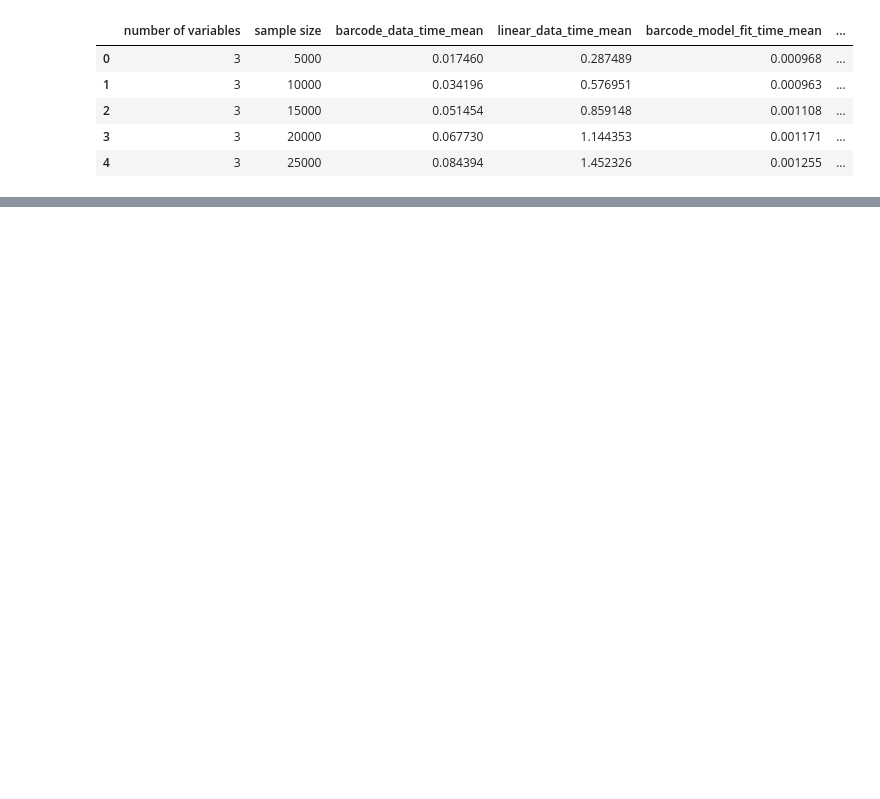
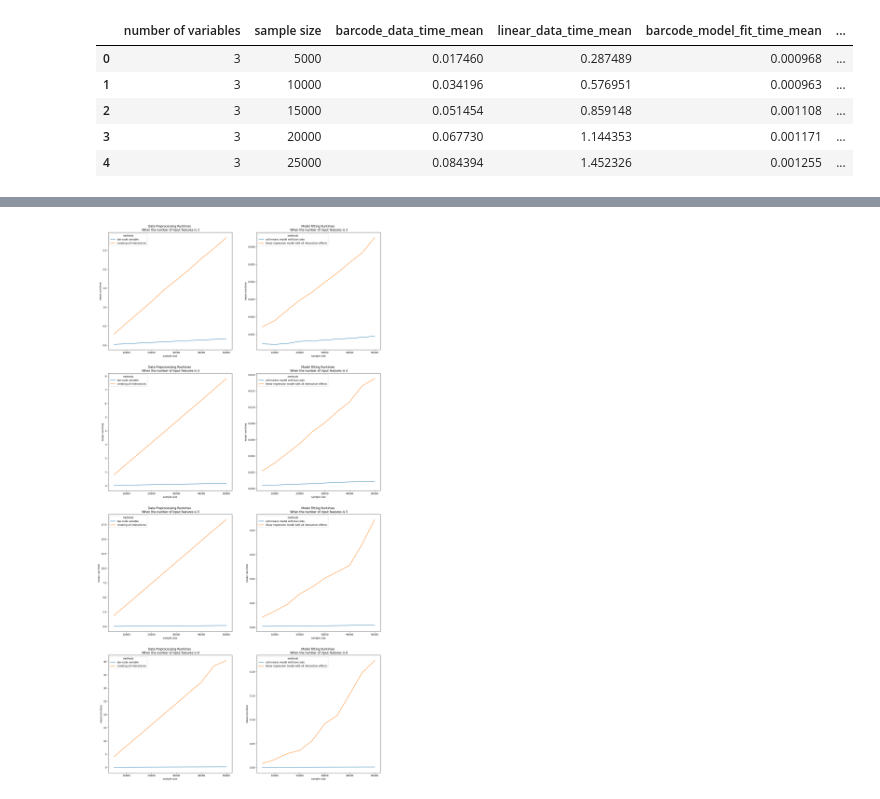
Before and after one commit to leeparkuky/barcode, a Jupyter notebook: chapter_1_simulation/memory.ipynb, the cells around one changed output, grey strips where cells are left out. Cells and saved outputs as stored; diff of their text form; code cells hidden in the pictures; blank space fills up the shorter version.

```diff
--- a/chapter_1_simulation/memory.ipynb
+++ b/chapter_1_simulation/memory.ipynb
@@ -150,3 +168,5 @@ df.head()
 | 4 | 3 | 25000 | 0.084394 | 1.452326 | 0.001255 | ... |
 # %%
 df.to_csv('chapter_1_simulation_result.csv', index = False)
+# %%
+df = pd.read_csv('chapter_1_simulation_result.csv')
@@ -152,0 +193,5 @@ df.to_csv('chapter_1_simulation_result.csv', index = False)
+# %%
+df.methods.replace({"linear_data_time_mean":"creating all interactions"}, inplace = True)
+df.methods.replace({"barcode_data_time_mean":"bar-code variable"}, inplace = True)
+df.methods.replace({"barcode_model_fit_time_mean":"cell means model with bar-code"}, inplace = True)
+df.methods.replace({"linear_model_fit_time_mean":"linear regression model with all interaction effects"}, inplace = True)
@@ -152,0 +214,13 @@ df.to_csv('chapter_1_simulation_result.csv', index = False)
+# %%
+fig, ax = plt.subplots(4, 2, figsize = (20, 40))
+for k in range(3, 7):
+    sub_df = df.loc[df['number of variables'].eq(k),:]
+    sub_df_data_time = sub_df.loc[sub_df['methods'].isin(['creating all interactions','bar-code variable']),:]
+    sub_df_model_fit_time = sub_df.loc[sub_df['methods'].isin(['cell means model with bar-code',
+                                                               'linear regression model with all interaction effects']),:]
+    sns.lineplot(sub_df_data_time, x = 'sample size', y = 'mean run-time', hue = 'methods', ax = ax[k-3, 0])
+    sns.lineplot(sub_df_model_fit_time, x = 'sample size', y = 'mean run-time', hue = 'methods', ax = ax[k-3, 1])
+    ax[k-3, 0].set_title(f"Data Preprocessing Runtimes \n When the number of input features is {k}")
+    ax[k-3, 1].set_title(f"Model Fitting Runtimes \n When the number of input features is {k}")
+# %% [output]
+[figure, added]
```
Also changed, not shown: parts of 6 cells of this notebook, 1 other file.
